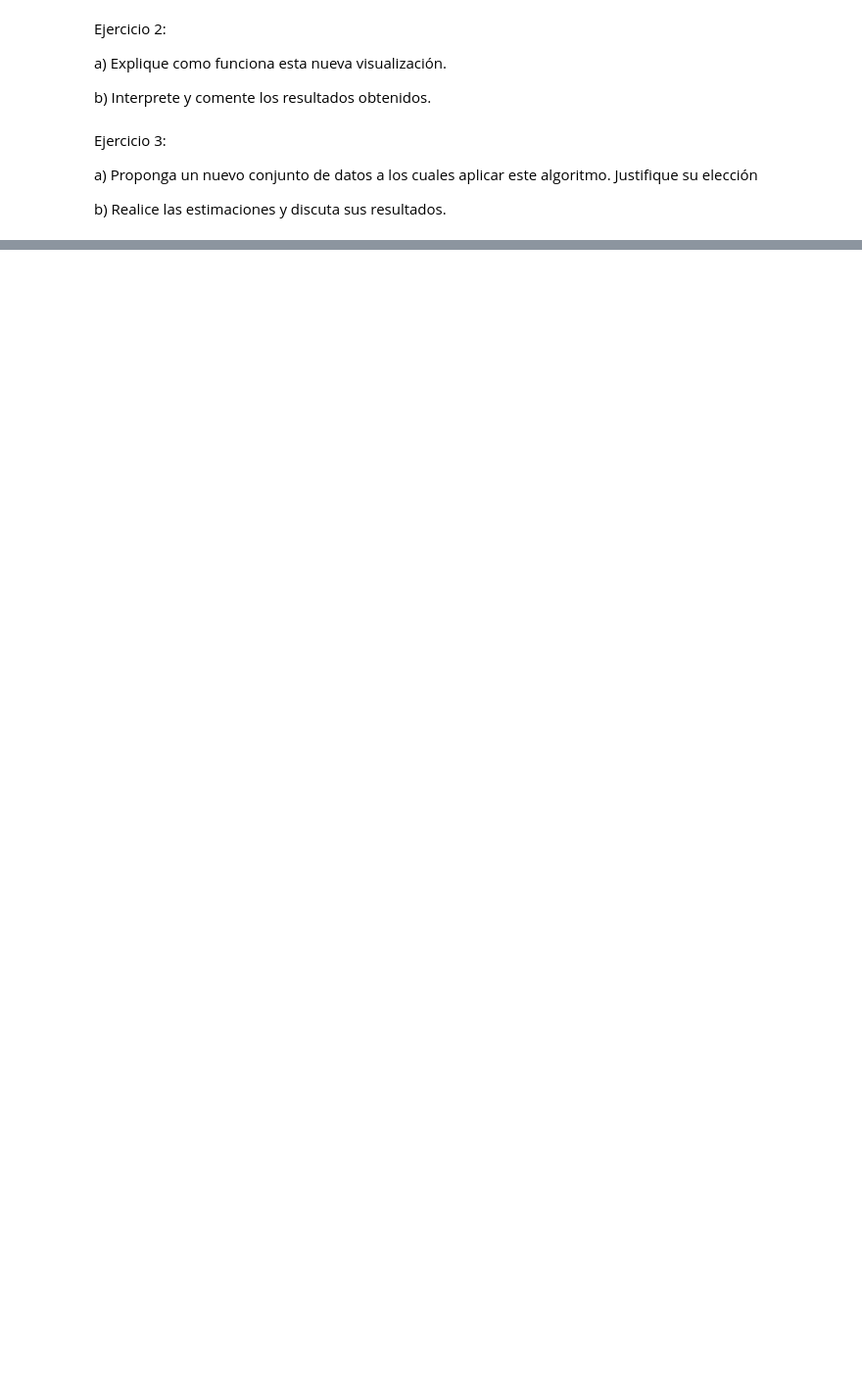
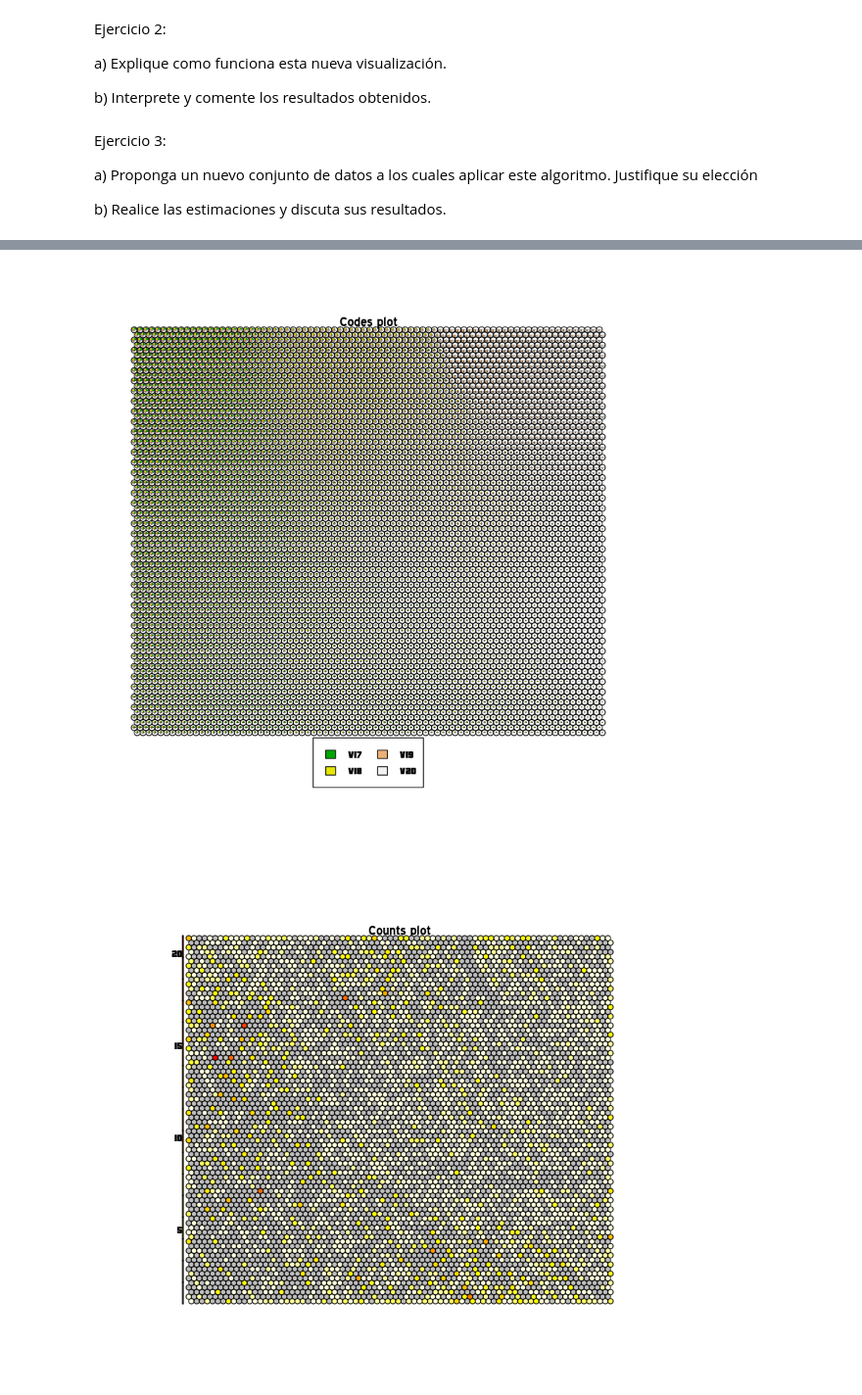
Before and after one commit to eduvera/INFO257_IA, a Jupyter notebook: unidad2/Clustering/Clustering_Notebook3.ipynb, the cells around one changed output, grey strips where cells are left out. Shown at 98% size. Saved outputs shown, nothing was run; the diff lists cells and outputs as text; code cells hidden in the pictures; blank space fills up the shorter version.

```diff
--- a/unidad2/Clustering/Clustering_Notebook3.ipynb
+++ b/unidad2/Clustering/Clustering_Notebook3.ipynb
@@ -127,0 +139,6 @@ b) Realice las estimaciones y discuta sus resultados.
+# %%
+sat_data <-read.table("sat.trn",dec=" ")
+sat_class <- sat_data[37]
+sat_data <- as.data.frame(sat_data[17:20])
+
+summary(sat_data)
@@ -127,0 +153,16 @@ b) Realice las estimaciones y discuta sus resultados.
+# %%
+sat_sommap <- som(scale(sat_data), grid = somgrid(80,80, "hexagonal"), cores=-1)
+plot(sat_sommap)
+
+colors <- function(n, alpha = 1) {
+    rev(heat.colors(n, alpha))
+}
+
+plot(sat_sommap, type = "counts", palette.name = colors, heatkey = TRUE)
+
+plot(sat_sommap, type = "mapping", pchs = 20, main = "Mapping Type SOM")
+
+plot(sat_sommap, type = "dist.neighbours", palette.name = terrain.colors)
+# %% [output]
+[figure, added]
+[figure, added]
```
Also changed, not shown: parts of 7 cells of this notebook, 6 other files.
